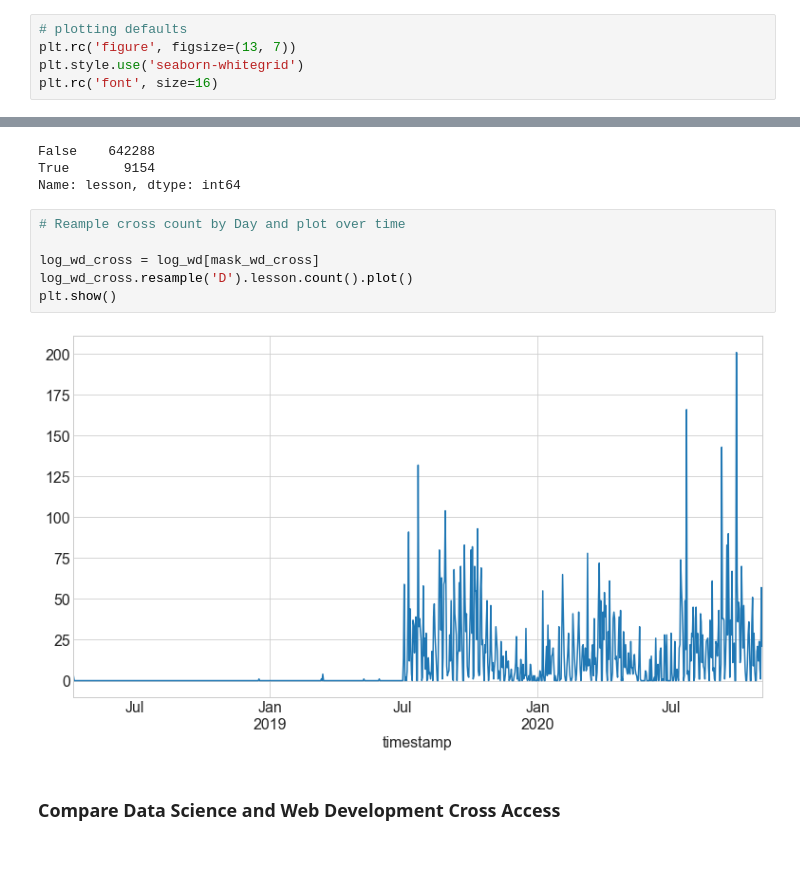
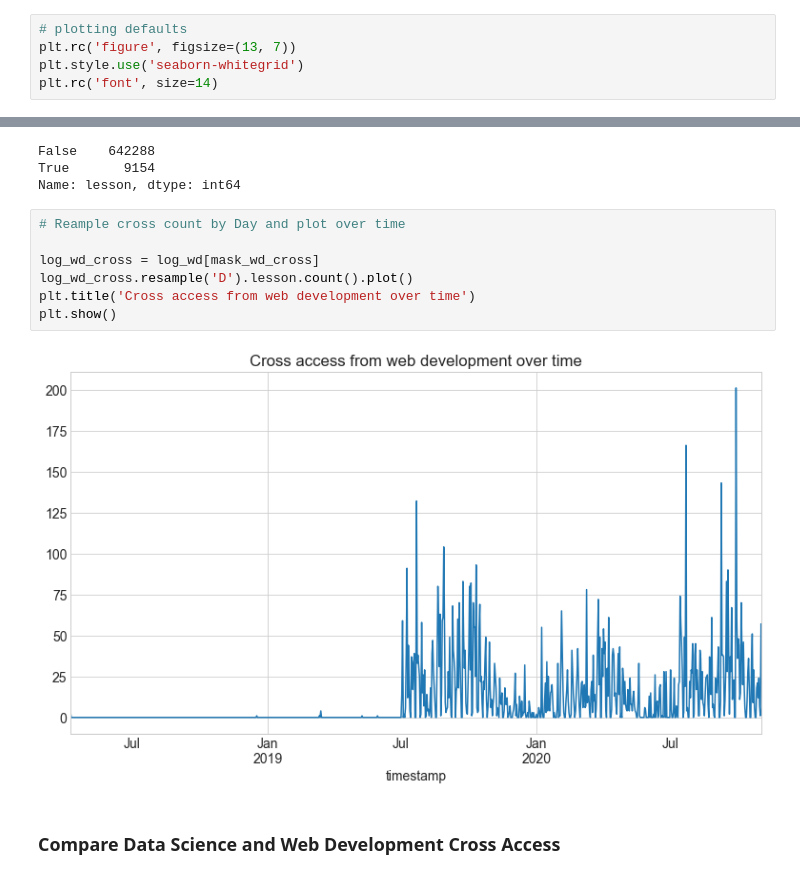
Before and after one commit to Yongliang-Shi/Anomaly-Detection-in-the-Curriculum-Access-Log, a Jupyter notebook: explore_log.ipynb, the cells around one changed output, grey strips where cells are left out. Saved outputs shown, nothing was run; the diff lists cells and outputs as text.

```diff
--- a/explore_log.ipynb
+++ b/explore_log.ipynb
@@ -15,7 +15,7 @@ import wrangle, env
 # plotting defaults
 plt.rc('figure', figsize=(13, 7))
 plt.style.use('seaborn-whitegrid')
-plt.rc('font', size=16)
+plt.rc('font', size=14)
 # %%
 # Load the prepared dataset
 
@@ -549,11 +603,12 @@ Name: lesson, dtype: int64
 # %%
 # Reample cross count by Day and plot over time
 
 log_wd_cross = log_wd[mask_wd_cross]
 log_wd_cross.resample('D').lesson.count().plot()
+plt.title('Cross access from web development over time')
 plt.show()
 # %% [output]
-[figure, old version]
+[figure, new version]
 # %% [markdown]
 ### Compare Data Science and Web Development Cross Access
 # %%
```
Also changed, not shown: parts of 47 cells of this notebook.
